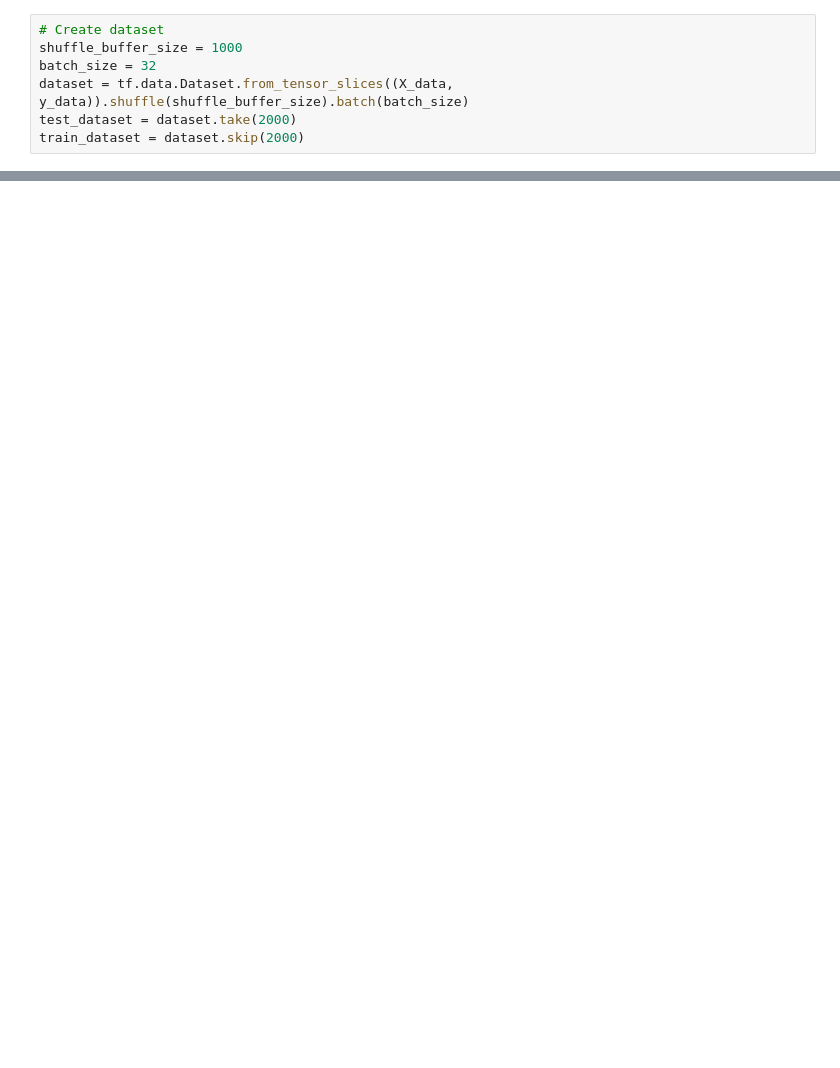
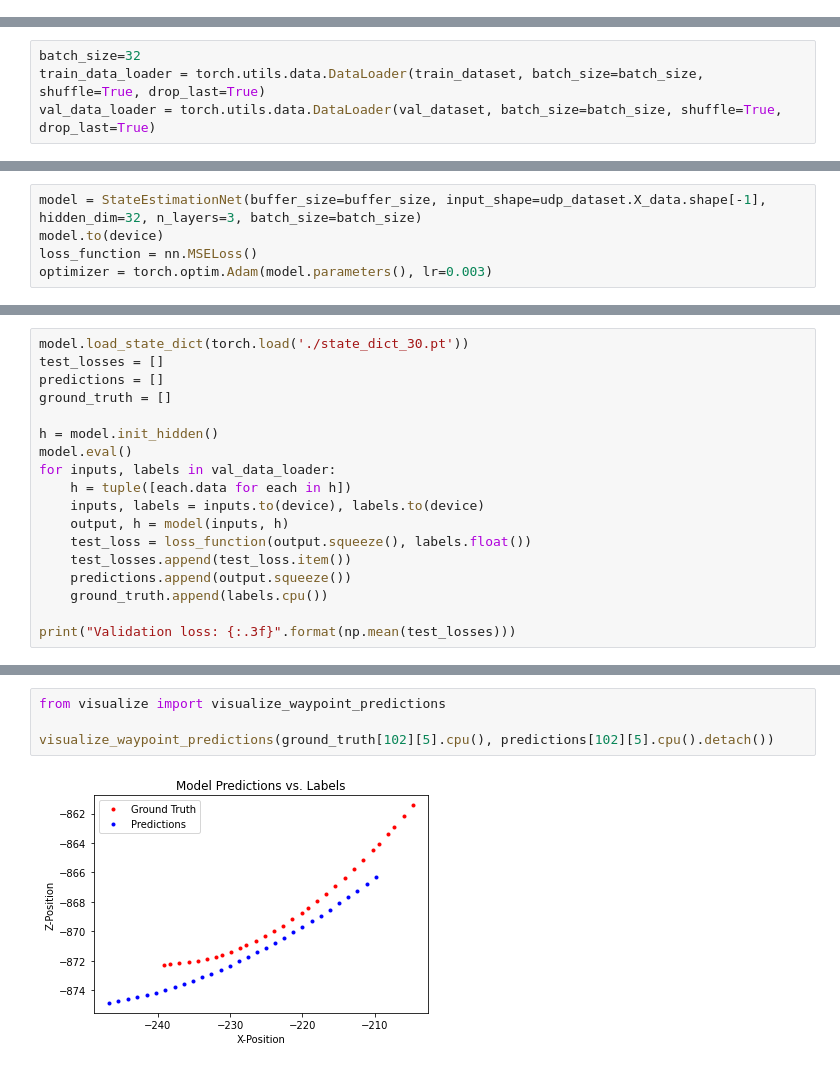
Before and after one commit to linklab-uva/deepracing-state-estimation, a Jupyter notebook: Data/model_testing.ipynb, the cells around one changed output, grey strips where cells are left out. Saved outputs shown, nothing was run; the diff lists cells and outputs as text; blank space fills up the shorter version.

```diff
--- a/Data/model_testing.ipynb
+++ b/Data/model_testing.ipynb
@@ -24,7 +39,0 @@ print(y_data.shape)
-# %%
-# Create dataset
-shuffle_buffer_size = 1000
-batch_size = 32
-dataset = tf.data.Dataset.from_tensor_slices((X_data, y_data)).shuffle(shuffle_buffer_size).batch(batch_size)
-test_dataset = dataset.take(2000)
-train_dataset = dataset.skip(2000)
@@ -80,0 +40,4 @@ Validation Set MSE: 40448.473
+# %%
+batch_size=32
+train_data_loader = torch.utils.data.DataLoader(train_dataset, batch_size=batch_size, shuffle=True, drop_last=True)
+val_data_loader = torch.utils.data.DataLoader(val_dataset, batch_size=batch_size, shuffle=True, drop_last=True)
@@ -80,0 +72,5 @@ Validation Set MSE: 40448.473
+# %%
+model = StateEstimationNet(buffer_size=buffer_size, input_shape=udp_dataset.X_data.shape[-1], hidden_dim=32, n_layers=3, batch_size=batch_size)
+model.to(device)
+loss_function = nn.MSELoss()
+optimizer = torch.optim.Adam(model.parameters(), lr=0.003)
@@ -80,0 +136,18 @@ Validation Set MSE: 40448.473
+# %%
+model.load_state_dict(torch.load('./state_dict_30.pt'))
+test_losses = []
+predictions = []
+ground_truth = []
+
+h = model.init_hidden()
+model.eval()
+for inputs, labels in val_data_loader:
+    h = tuple([each.data for each in h])
+    inputs, labels = inputs.to(device), labels.to(device)
+    output, h = model(inputs, h)
+    test_loss = loss_function(output.squeeze(), labels.float())
+    test_losses.append(test_loss.item())
+    predictions.append(output.squeeze())
+    ground_truth.append(labels.cpu())
+
+print("Validation loss: {:.3f}".format(np.mean(test_losses)))
@@ -80,0 +156,6 @@ Validation Set MSE: 40448.473
+# %%
+from visualize import visualize_waypoint_predictions
+
+visualize_waypoint_predictions(ground_truth[102][5].cpu(), predictions[102][5].cpu().detach())
+# %% [output]
+[figure, added]
```
Also changed, not shown: parts of 14 cells of this notebook, 4 other files.
